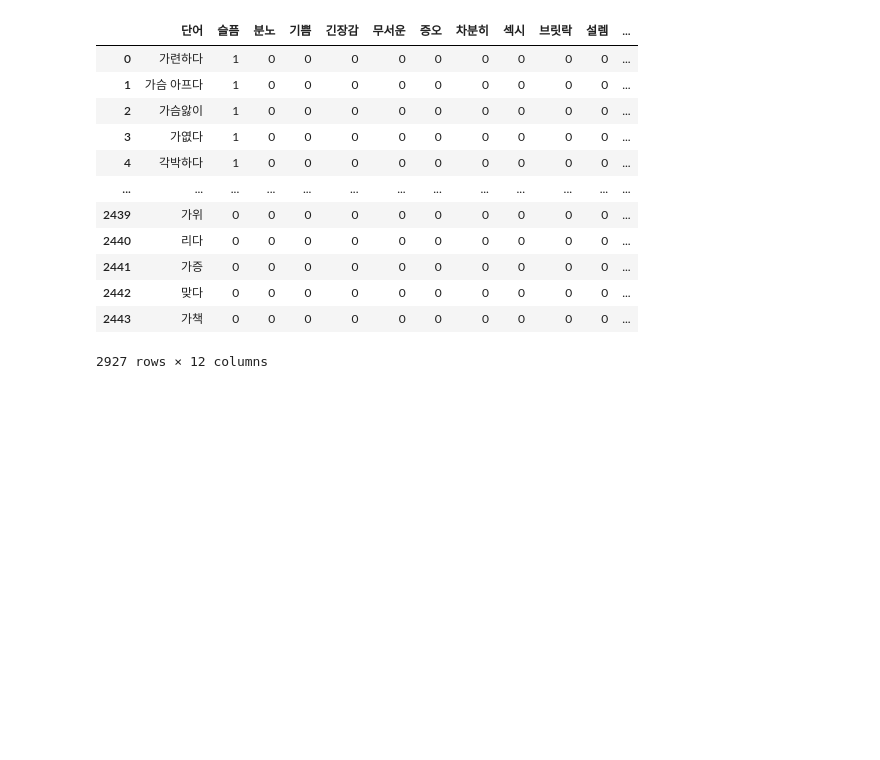
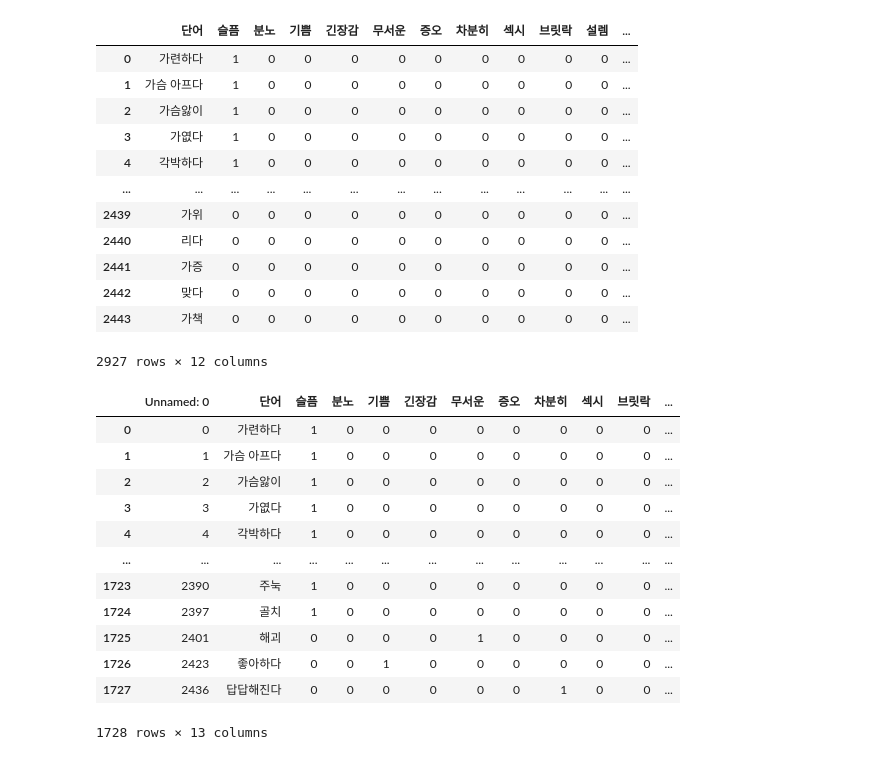
Before and after one commit to OHoRaaa/B_Project_4, a Jupyter notebook: 감성사전.ipynb, the cells around one changed output. Cells and saved outputs as stored; diff of their text form; code cells hidden in the pictures; blank space fills up the shorter version.

```diff
--- a/감성사전.ipynb
+++ b/감성사전.ipynb
@@ -5113,3 +5113,20 @@ em_test
 em_test.to_csv("em_test.csv")
 # %%
 em_test.to_excel('em_test.xlsx')
+# %%
+df = pd.read_excel('부정감정.xlsx')
+df
+# %% [output]
+|  | Unnamed: 0 | 단어 | 슬픔 | 분노 | 기쁨 | 긴장감 | 무서운 | 증오 | 차분히 | 섹시 | 브릿락 | ... |
+| 0 | 0 | 가련하다 | 1 | 0 | 0 | 0 | 0 | 0 | 0 | 0 | 0 | ... |
+| 1 | 1 | 가슴 아프다 | 1 | 0 | 0 | 0 | 0 | 0 | 0 | 0 | 0 | ... |
+| 2 | 2 | 가슴앓이 | 1 | 0 | 0 | 0 | 0 | 0 | 0 | 0 | 0 | ... |
+| 3 | 3 | 가엾다 | 1 | 0 | 0 | 0 | 0 | 0 | 0 | 0 | 0 | ... |
+| 4 | 4 | 각박하다 | 1 | 0 | 0 | 0 | 0 | 0 | 0 | 0 | 0 | ... |
+| ... | ... | ... | ... | ... | ... | ... | ... | ... | ... | ... | ... | ... |
+| 1723 | 2390 | 주눅 | 1 | 0 | 0 | 0 | 0 | 0 | 0 | 0 | 0 | ... |
+| 1724 | 2397 | 골치 | 1 | 0 | 0 | 0 | 0 | 0 | 0 | 0 | 0 | ... |
+| 1725 | 2401 | 해괴 | 0 | 0 | 0 | 0 | 1 | 0 | 0 | 0 | 0 | ... |
+| 1726 | 2423 | 좋아하다 | 0 | 0 | 1 | 0 | 0 | 0 | 0 | 0 | 0 | ... |
+| 1727 | 2436 | 답답해진다 | 0 | 0 | 0 | 0 | 0 | 0 | 1 | 0 | 0 | ... |
+1728 rows × 13 columns
```
Also changed, not shown: parts of 9 cells of this notebook, 3 other files.
